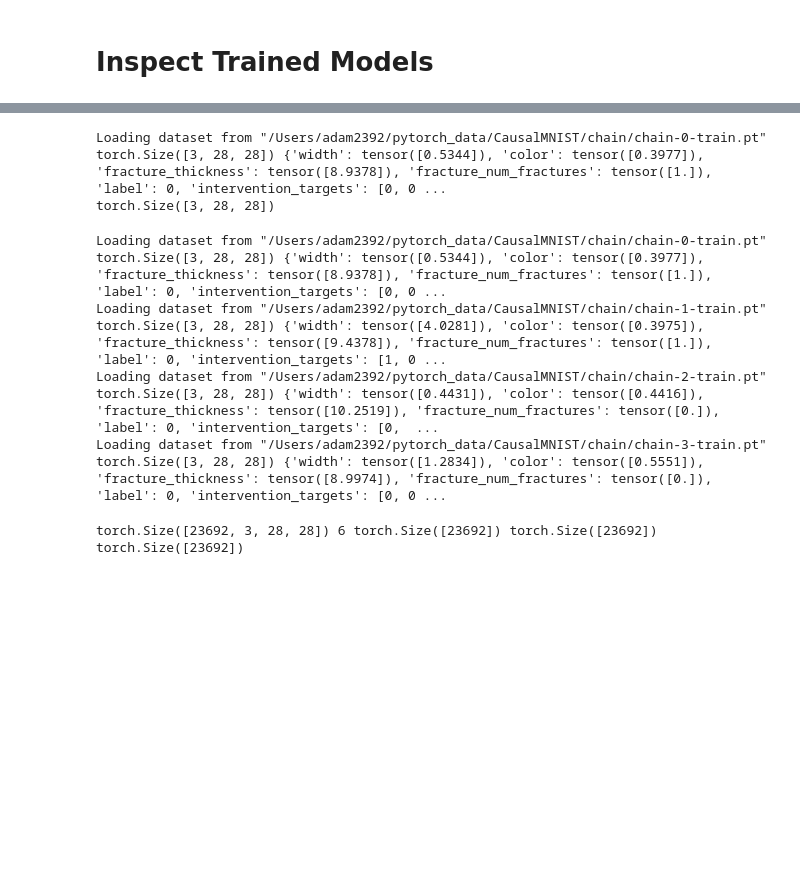
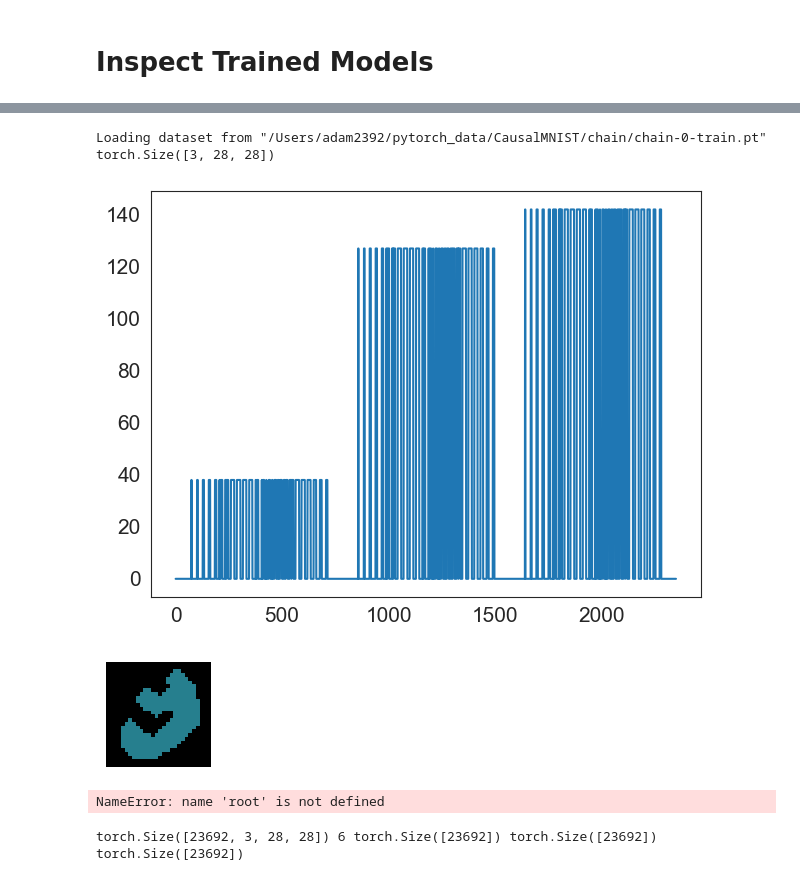
Before and after one commit to tree1111/CDRL, a Jupyter notebook: notebooks/Inspect Trained Models.ipynb, the cells around one changed output, grey strips where cells are left out. Drawn from its saved outputs; the diff is of its cells as text; code cells hidden in the pictures; blank space fills up the shorter version.

```diff
--- a/notebooks/Inspect Trained Models.ipynb
+++ b/notebooks/Inspect Trained Models.ipynb
@@ -49,16 +51,34 @@ def show_imgs(imgs, title=None, row_size=4):
 # get the images
 graph_type = 'chain'
 root = '/Users/adam2392/pytorch_data/'
+# Convert images from 0-1 to 0-255 (integers)
+def discretize(sample):
+    return (sample * 255).to(torch.int32)
 
-dataset = CausalMNIST(root=root, graph_type=graph_type, label=0, download=True, train=True, n_jobs=None, intervention_idx=None)
+# Transformations applied on each image => make them a tensor and discretize
+transform = transforms.Compose([transforms.ToTensor(),
+                                # nf.utils.Scale(255.0 / 256.0),  # normalize the pixel values
+                                nf.utils.Jitter(1 / 256.0),  # apply random generation
+                                discretize,
+                               ])
+
+dataset = CausalMNIST(root=root, graph_type=graph_type, label=0, download=True, train=True, n_jobs=None, intervention_idx=None,
+                     transform=transform)
 dataset.prepare_dataset(overwrite=False)
 
 img, metadata = dataset[0]
 print(img.shape)
 # %% [output]
 Loading dataset from "/Users/adam2392/pytorch_data/CausalMNIST/chain/chain-0-train.pt"
-torch.Size([3, 28, 28]) {'width': tensor([0.5344]), 'color': tensor([0.3977]), 'fracture_thickness': tensor([8.9378]), 'fracture_num_fractures': tensor([1.]), 'label': 0, 'intervention_targets': [0, 0 ...
 torch.Size([3, 28, 28])
+# %%
+# img = img / img.max()
+plt.plot(img.flatten())
+# sns.histplot(img.flatten())
+show_imgs(img)
+# %% [output]
+[figure, added]
+[figure, added]
 # %%
 import normflows as nf
 
@@ -78,7 +98,7 @@ datasets = []
 intervention_targets_per_distr = []
 hard_interventions_per_distr = None
 num_distrs = 0
-for intervention_idx in [None, 1, 2, 3]:
+for intervention_idx in [None]:
     dataset = CausalMNIST(
         root=root,
         graph_type=graph_type,
@@ -94,14 +114,7 @@ for intervention_idx in [None, 1, 2, 3]:
     num_distrs += 1
     intervention_targets_per_distr.append(dataset.intervention_targets)
 # %% [output]
-Loading dataset from "/Users/adam2392/pytorch_data/CausalMNIST/chain/chain-0-train.pt"
-torch.Size([3, 28, 28]) {'width': tensor([0.5344]), 'color': tensor([0.3977]), 'fracture_thickness': tensor([8.9378]), 'fracture_num_fractures': tensor([1.]), 'label': 0, 'intervention_targets': [0, 0 ...
-Loading dataset from "/Users/adam2392/pytorch_data/CausalMNIST/chain/chain-1-train.pt"
-torch.Size([3, 28, 28]) {'width': tensor([4.0281]), 'color': tensor([0.3975]), 'fracture_thickness': tensor([9.4378]), 'fracture_num_fractures': tensor([1.]), 'label': 0, 'intervention_targets': [1, 0 ...
-Loading dataset from "/Users/adam2392/pytorch_data/CausalMNIST/chain/chain-2-train.pt"
-torch.Size([3, 28, 28]) {'width': tensor([0.4431]), 'color': tensor([0.4416]), 'fracture_thickness': tensor([10.2519]), 'fracture_num_fractures': tensor([0.]), 'label': 0, 'intervention_targets': [0,  ...
-Loading dataset from "/Users/adam2392/pytorch_data/CausalMNIST/chain/chain-3-train.pt"
-torch.Size([3, 28, 28]) {'width': tensor([1.2834]), 'color': tensor([0.5551]), 'fracture_thickness': tensor([8.9974]), 'fracture_num_fractures': tensor([0.]), 'label': 0, 'intervention_targets': [0, 0 ...
+NameError: name 'root' is not defined
 # %%
 # now we can wrap this in a pytorch lightning datamodule
 data_module = ClusteredMultiDistrDataModule(
```
Also changed, not shown: parts of 13 cells of this notebook, 5 other files.
